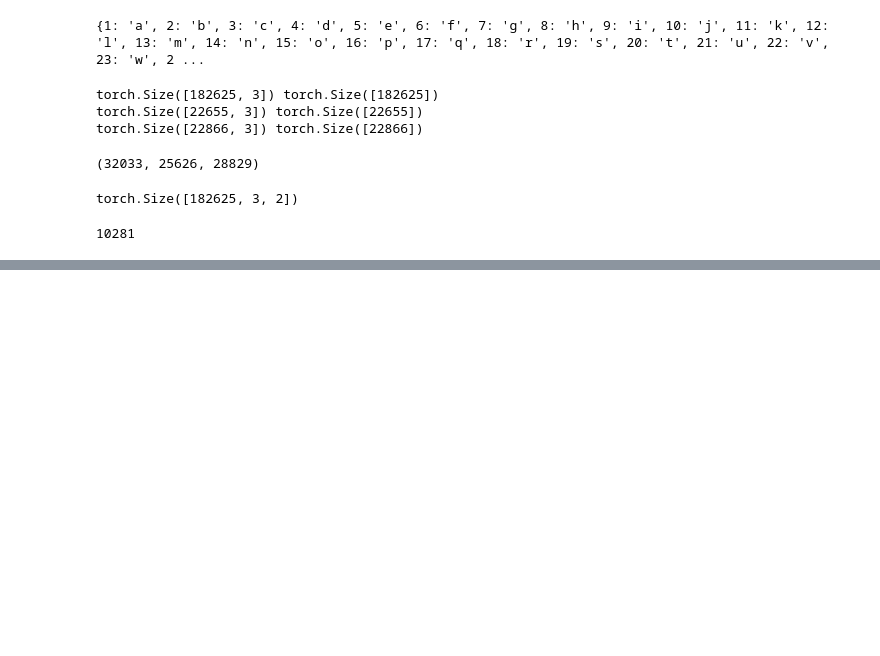
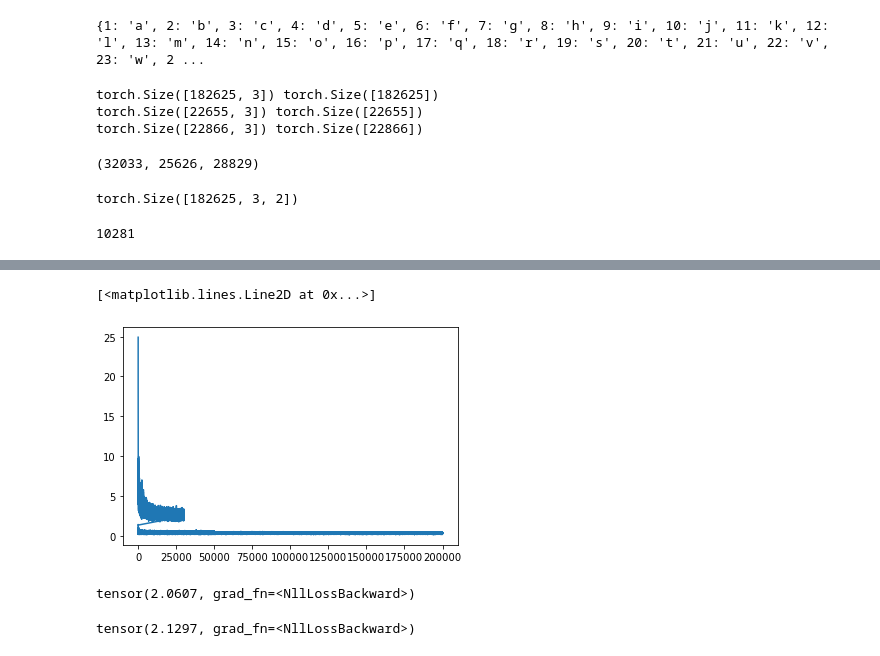
Before and after one commit to Andrina-iris/machine-learning-practice, a Jupyter notebook: makemore/makemore_mlp.ipynb, the cells around one changed output, grey strips where cells are left out. Drawn from its saved outputs; the diff is of its cells as text; code cells hidden in the pictures; blank space fills up the shorter version.

```diff
--- a/makemore/makemore_mlp.ipynb
+++ b/makemore/makemore_mlp.ipynb
@@ -191,0 +223,3 @@ loss
+# %%
+for p in parameters:
+    p.requires_grad = True
@@ -191,0 +266,21 @@ loss
+# %%
+plt.plot(stepi, lossi)
+# %% [output]
+[<matplotlib.lines.Line2D at 0x...>]
+[figure, added]
+# %%
+emb = C[Xtr] # (32,3,2)
+h = torch.tanh(emb.view(-1,3*dimension) @ W1 + b1) # (32,100)
+logits = h @ W2 + b2
+loss = F.cross_entropy(logits, Ytr)
+loss
+# %% [output]
+tensor(2.0607, grad_fn=<NllLossBackward>)
+# %%
+emb = C[Xdev] # (32,3,2)
+h = torch.tanh(emb.view(-1,3*dimension) @ W1 + b1) # (32,100)
+logits = h @ W2 + b2
+loss = F.cross_entropy(logits, Ydev)
+loss # yayy I beat 2.17
+# %% [output]
+tensor(2.1297, grad_fn=<NllLossBackward>)
```
Also changed, not shown: parts of 16 cells of this notebook.
